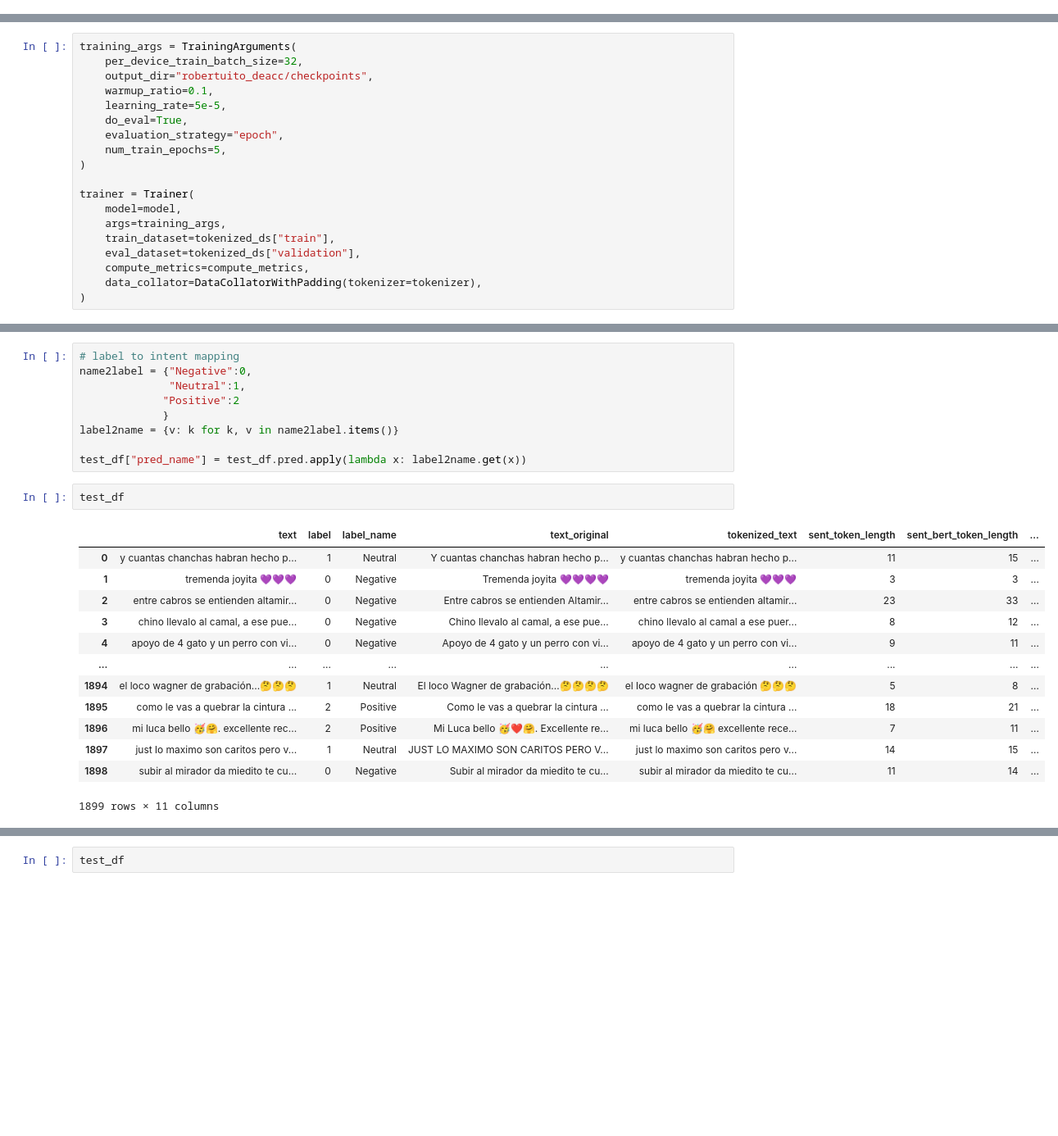
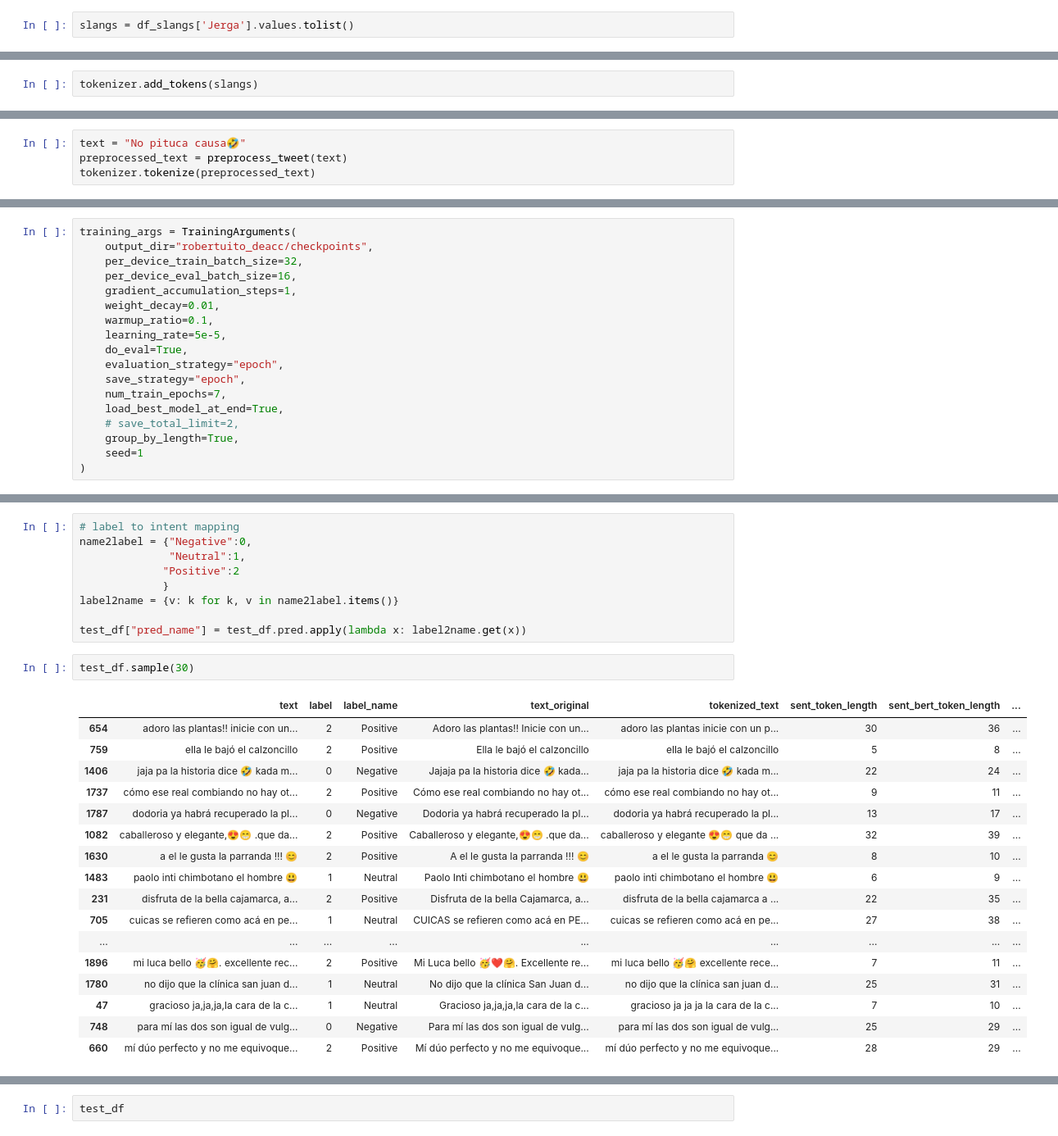
Before and after one commit to jairleo95/peruvian-slang-sentiment, a Jupyter notebook: pilot-test/03-pilot-train.ipynb, the cells around one changed output, grey strips where cells are left out. Shown at 82% size. Drawn from its saved outputs; the diff is of its cells as text; blank space fills up the shorter version.

```diff
--- a/pilot-test/03-pilot-train.ipynb
+++ b/pilot-test/03-pilot-train.ipynb
@@ -251,0 +262,2 @@ tokenizer.tokenize(ppt)
+# %%
+slangs = df_slangs['Jerga'].values.tolist()
@@ -279,0 +341,2 @@ RobertaForSequenceClassification(
+# %%
+tokenizer.add_tokens(slangs)
@@ -279,0 +345,4 @@ RobertaForSequenceClassification(
+# %%
+text = "No pituca causa🤣"
+preprocessed_text = preprocess_tweet(text)
+tokenizer.tokenize(preprocessed_text)
@@ -280,19 +366,18 @@ RobertaForSequenceClassification(
 # %%
 training_args = TrainingArguments(
+    output_dir="robertuito_deacc/checkpoints",
     per_device_train_batch_size=32,
-    output_dir="robertuito_deacc/checkpoints",
+    per_device_eval_batch_size=16,
+    gradient_accumulation_steps=1,
+    weight_decay=0.01,
     warmup_ratio=0.1,
     learning_rate=5e-5,
     do_eval=True,
     evaluation_strategy="epoch",
-    num_train_epochs=5,
+    save_strategy="epoch",
+    num_train_epochs=7,
+    load_best_model_at_end=True,
+    # save_total_limit=2,
+    group_by_length=True,
+    seed=1
 )
-
-trainer = Trainer(
-    model=model,
-    args=training_args,
-    train_dataset=tokenized_ds["train"],
-    eval_dataset=tokenized_ds["validation"],
-    compute_metrics=compute_metrics,
-    data_collator=DataCollatorWithPadding(tokenizer=tokenizer),
-)
@@ -617,21 +715,25 @@ label2name = {v: k for k, v in name2label.items()}
 
 test_df["pred_name"] = test_df.pred.apply(lambda x: label2name.get(x))
 # %%
-test_df
+test_df.sample(30)
 # %% [output]
 |  | text | label | label_name | text_original | tokenized_text | sent_token_length | sent_bert_token_length | ... |
-| 0 | y cuantas chanchas habran hecho p... | 1 | Neutral | Y cuantas chanchas habran hecho p... | y cuantas chanchas habran hecho p... | 11 | 15 | ... |
-| 1 | tremenda joyita 💜💜💜 | 0 | Negative | Tremenda joyita 💜💜💜💜 | tremenda joyita 💜💜💜 | 3 | 3 | ... |
-| 2 | entre cabros se entienden altamir... | 0 | Negative | Entre cabros se entienden Altamir... | entre cabros se entienden altamir... | 23 | 33 | ... |
-| 3 | chino llevalo al camal, a ese pue... | 0 | Negative | Chino llevalo al camal, a ese pue... | chino llevalo al camal a ese puer... | 8 | 12 | ... |
-| 4 | apoyo de 4 gato y un perro con vi... | 0 | Negative | Apoyo de 4 gato y un perro con vi... | apoyo de 4 gato y un perro con vi... | 9 | 11 | ... |
+| 654 | adoro las plantas!! inicie con un... | 2 | Positive | Adoro las plantas!! Inicie con un... | adoro las plantas inicie con un p... | 30 | 36 | ... |
+| 759 | ella le bajó el calzoncillo | 2 | Positive | Ella le bajó el calzoncillo | ella le bajó el calzoncillo | 5 | 8 | ... |
+| 1406 | jaja pa la historia dice 🤣 kada m... | 0 | Negative | Jajaja pa la historia dice 🤣 kada... | jaja pa la historia dice 🤣 kada m... | 22 | 24 | ... |
+| 1737 | cómo ese real combiando no hay ot... | 2 | Positive | Cómo ese real combiando no hay ot... | cómo ese real combiando no hay ot... | 9 | 11 | ... |
+| 1787 | dodoria ya habrá recuperado la pl... | 0 | Negative | Dodoria ya habrá recuperado la pl... | dodoria ya habrá recuperado la pl... | 13 | 17 | ... |
+| 1082 | caballeroso y elegante,😍😁 .que da... | 2 | Positive | Caballeroso y elegante,😍😁 .que da... | caballeroso y elegante 😍😁 que da ... | 32 | 39 | ... |
+| 1630 | a el le gusta la parranda !!! 😊 | 2 | Positive | A el le gusta la parranda !!! 😊 | a el le gusta la parranda 😊 | 8 | 10 | ... |
+| 1483 | paolo inti chimbotano el hombre 😃 | 1 | Neutral | Paolo Inti chimbotano el hombre 😃 | paolo inti chimbotano el hombre 😃 | 6 | 9 | ... |
+| 231 | disfruta de la bella cajamarca, a... | 2 | Positive | Disfruta de la bella Cajamarca, a... | disfruta de la bella cajamarca a ... | 22 | 35 | ... |
+| 705 | cuicas se refieren como acá en pe... | 1 | Neutral | CUICAS se refieren como acá en PE... | cuicas se refieren como acá en pe... | 27 | 38 | ... |
 | ... | ... | ... | ... | ... | ... | ... | ... | ... |
-| 1894 | el loco wagner de grabación...🤔🤔🤔 | 1 | Neutral | El loco Wagner de grabación...🤔🤔🤔🤔 | el loco wagner de grabación 🤔🤔🤔 | 5 | 8 | ... |
-| 1895 | como le vas a quebrar la cintura ... | 2 | Positive | Como le vas a quebrar la cintura ... | como le vas a quebrar la cintura ... | 18 | 21 | ... |
 | 1896 | mi luca bello 🥳️🤗. excellente rec... | 2 | Positive | Mi Luca bello 🥳❤️🤗. Excellente re... | mi luca bello 🥳️🤗 excellente rece... | 7 | 11 | ... |
-| 1897 | just lo maximo son caritos pero v... | 1 | Neutral | JUST LO MAXIMO SON CARITOS PERO V... | just lo maximo son caritos pero v... | 14 | 15 | ... |
-| 1898 | subir al mirador da miedito te cu... | 0 | Negative | Subir al mirador da miedito te cu... | subir al mirador da miedito te cu... | 11 | 14 | ... |
+| 1780 | no dijo que la clínica san juan d... | 1 | Neutral | No dijo que la clínica San Juan d... | no dijo que la clínica san juan d... | 25 | 31 | ... |
+| 47 | gracioso ja,ja,ja,la cara de la c... | 1 | Neutral | Gracioso ja,ja,ja,la cara de la c... | gracioso ja ja ja la cara de la c... | 7 | 10 | ... |
+| 748 | para mí las dos son igual de vulg... | 0 | Negative | Para mí las dos son igual de vulg... | para mí las dos son igual de vulg... | 25 | 29 | ... |
+| 660 | mí dúo perfecto y no me equivoque... | 2 | Positive | Mí dúo perfecto y no me equivoque... | mí dúo perfecto y no me equivoque... | 28 | 29 | ... |
-1899 rows × 11 columns
 # %%
 from sklearn.svm import SVC
 from sklearn.metrics import confusion_matrix
```
Also changed, not shown: parts of 38 cells of this notebook.
